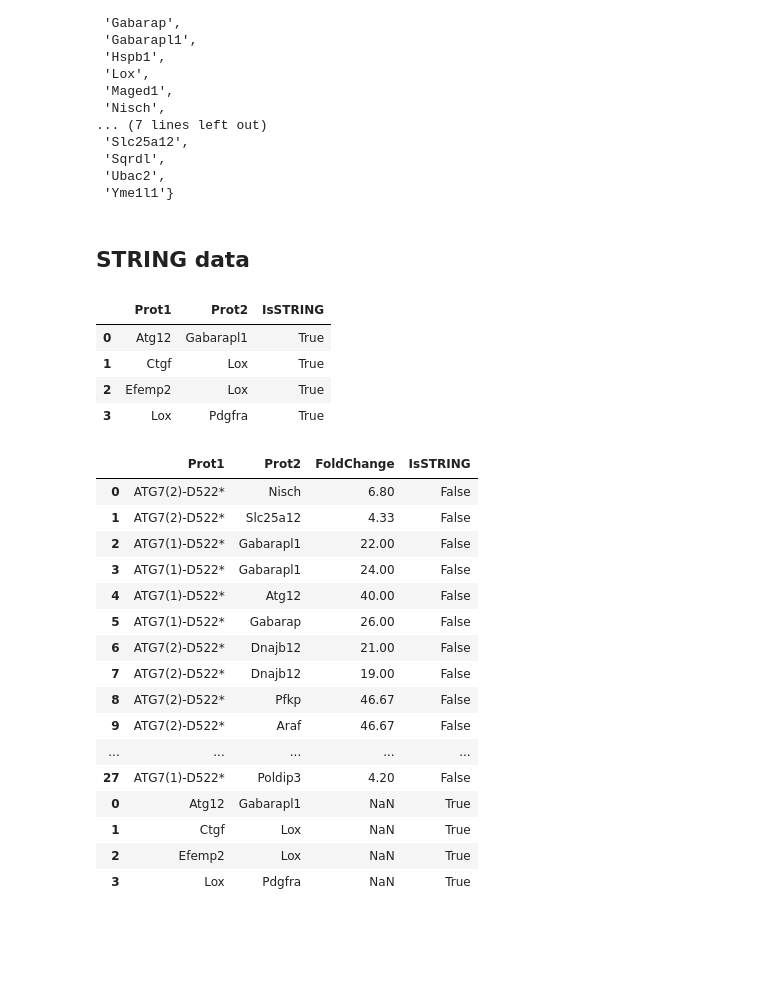
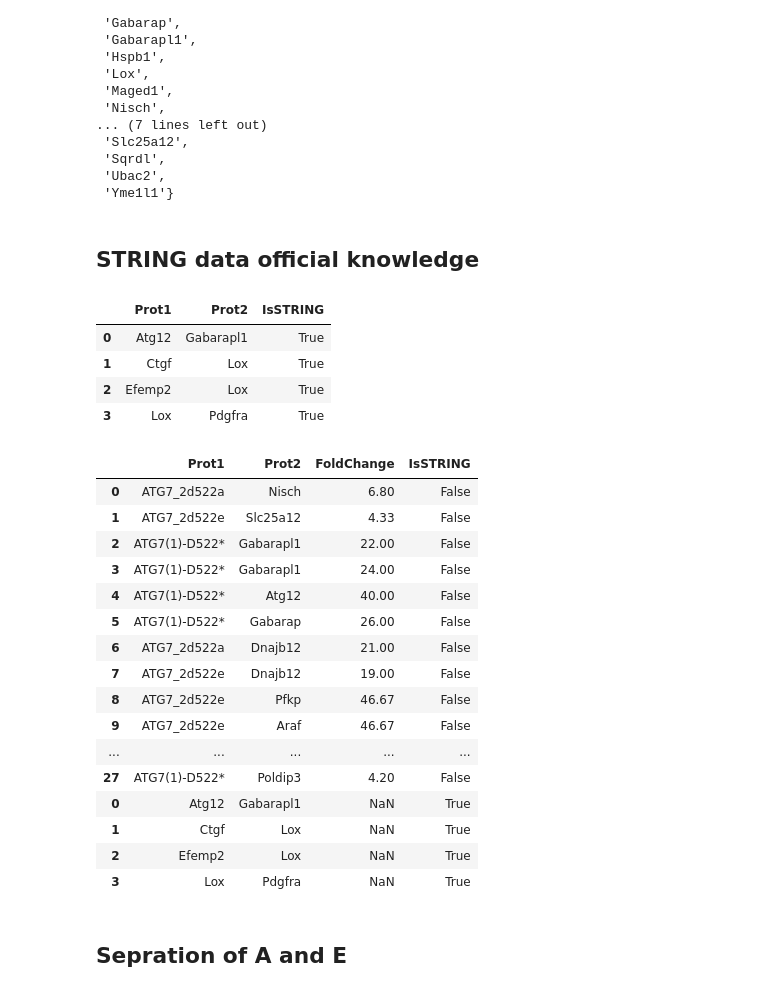
Before and after one commit to Keviosta/PhD_ATG7, a Jupyter notebook: ATG7/ATG7_in_vitro_cell_lines/interactome_mef_huh7/ATG7 mutants/mef_mutant_all_interactons_to_cytoscape.ipynb, the cells around one changed output. Cells and saved outputs as stored; diff of their text form; code cells hidden in the pictures; blank space fills up the shorter version.

```diff
--- a/ATG7/ATG7_in_vitro_cell_lines/interactome_mef_huh7/ATG7 mutants/mef_mutant_all_interactons_to_cytoscape.ipynb
+++ b/ATG7/ATG7_in_vitro_cell_lines/interactome_mef_huh7/ATG7 mutants/mef_mutant_all_interactons_to_cytoscape.ipynb
@@ -21,9 +21,3 @@ df_inter_mefs_ori.head()
 | 2 | ATG7_1d522a | True | Q8R3R8 | Gabarapl1 | GBRL1_MOUSE | 6|7|9 | 22 | 7.33 | 3 | ... |
 | 3 | ATG7_1d522e | True | Q8R3R8 | Gabarapl1 | GBRL1_MOUSE | 8|9|7 | 24 | 8.00 | 3 | ... |
 | 4 | ATG7_1d522e | True | Q9CQY1 | Atg12 | ATG12_MOUSE | 4|4|4 | 12 | 4.00 | 3 | ... |
-# %%
-df_inter_mefs_ori['Bait'].replace('ATG7_1d522a', 'ATG7(1)-D522*', inplace=True)
-df_inter_mefs_ori['Bait'].replace('ATG7_1d522e', 'ATG7(1)-D522*', inplace=True)
-
-df_inter_mefs_ori['Bait'].replace('ATG7_2d522a', 'ATG7(2)-D522*', inplace=True)
-df_inter_mefs_ori['Bait'].replace('ATG7_2d522e', 'ATG7(2)-D522*', inplace=True)
@@ -45,3 +41,11 @@ df_inter_mefs.head()
+# %%
+df_inter_mefs_gr = df_inter_mefs.copy()
+
+df_inter_mefs_gr['Prot1'].replace('ATG7_1d522a', 'ATG7(1)-D522*', inplace=True)
+df_inter_mefs_gr['Prot1'].replace('ATG7_1d522e', 'ATG7(1)-D522*', inplace=True)
+
+df_inter_mefs_gr['Prot2'].replace('ATG7_2d522a', 'ATG7(2)-D522*', inplace=True)
+df_inter_mefs_gr['Prot2'].replace('ATG7_2d522e', 'ATG7(2)-D522*', inplace=True)
 # %%
 set(df_inter_mefs['Prot2'])
 # %% [output]
@@ -63,7 +67,7 @@ set(df_inter_mefs['Prot2'])
  'Ubac2',
  'Yme1l1'}
 # %% [markdown]
-## STRING data
+## STRING data official knowledge
 # %%
 df_off = pandas.read_csv(path+ 'mefs_string_mutant_all_int_mouse.tsv', sep = "\t")
 df_off.rename(columns={df_off.columns[0]: 'Prot1', df_off.columns[1]: 'Prot2'},inplace=True)
@@ -77,20 +81,20 @@ df_off.head()
 | 2 | Efemp2 | Lox | True |
 | 3 | Lox | Pdgfra | True |
 # %%
-df_final = pandas.concat([df_inter_mefs, df_off], axis=0)
-df_final
+df_final_gr = pandas.concat([df_inter_mefs_gr, df_off], axis=0)
+df_final_gr
 # %% [output]
 |  | Prot1 | Prot2 | FoldChange | IsSTRING |
-| 0 | ATG7(2)-D522* | Nisch | 6.80 | False |
-| 1 | ATG7(2)-D522* | Slc25a12 | 4.33 | False |
+| 0 | ATG7_2d522a | Nisch | 6.80 | False |
+| 1 | ATG7_2d522e | Slc25a12 | 4.33 | False |
 | 2 | ATG7(1)-D522* | Gabarapl1 | 22.00 | False |
 | 3 | ATG7(1)-D522* | Gabarapl1 | 24.00 | False |
 | 4 | ATG7(1)-D522* | Atg12 | 40.00 | False |
 | 5 | ATG7(1)-D522* | Gabarap | 26.00 | False |
-| 6 | ATG7(2)-D522* | Dnajb12 | 21.00 | False |
-| 7 | ATG7(2)-D522* | Dnajb12 | 19.00 | False |
-| 8 | ATG7(2)-D522* | Pfkp | 46.67 | False |
-| 9 | ATG7(2)-D522* | Araf | 46.67 | False |
+| 6 | ATG7_2d522a | Dnajb12 | 21.00 | False |
+| 7 | ATG7_2d522e | Dnajb12 | 19.00 | False |
+| 8 | ATG7_2d522e | Pfkp | 46.67 | False |
+| 9 | ATG7_2d522e | Araf | 46.67 | False |
 | ... | ... | ... | ... | ... |
 | 27 | ATG7(1)-D522* | Poldip3 | 4.20 | False |
 | 0 | Atg12 | Gabarapl1 | NaN | True |
@@ -101,0 +106,2 @@ df_final.to_csv(path2+'df_mutant_cytoscape_mefs.csv',sep = ",")
+# %% [markdown]
+## Sepration of A and E
```
Also changed, not shown: parts of 8 cells of this notebook, 1 other file.
